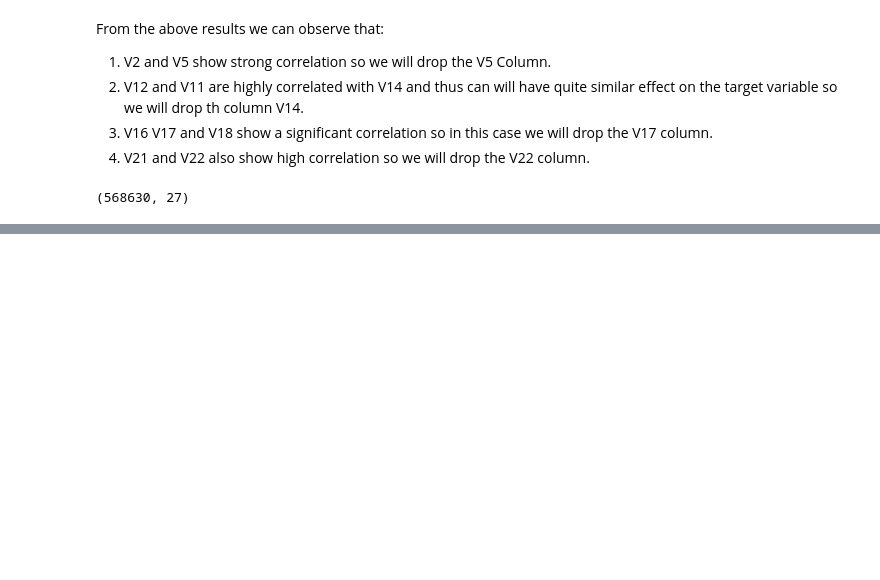
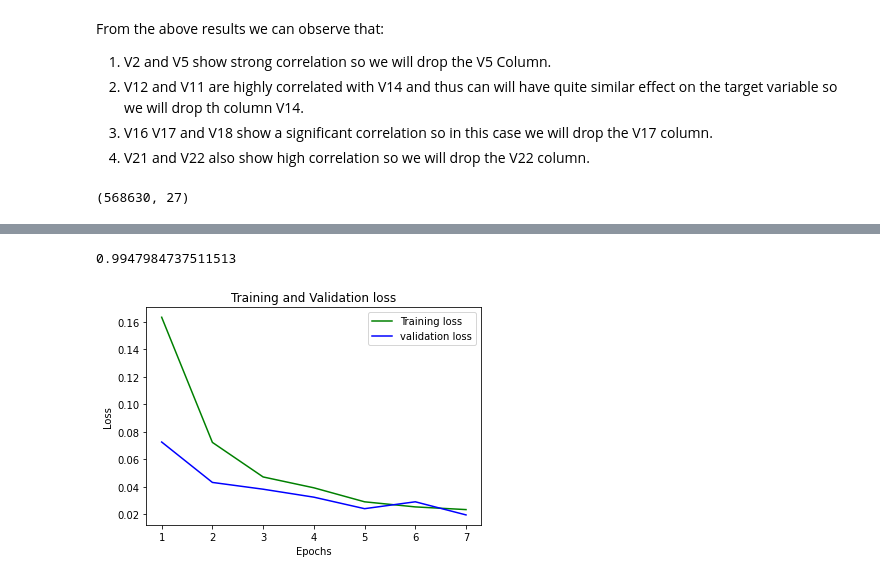
Before and after one commit to yasho191/Credit_Card_Fraud_Detection, a Jupyter notebook: Deep Learning Approach.ipynb, the cells around one changed output, grey strips where cells are left out. Drawn from its saved outputs; the diff is of its cells as text; code cells hidden in the pictures; blank space fills up the shorter version.

```diff
--- a/Deep Learning Approach.ipynb
+++ b/Deep Learning Approach.ipynb
@@ -438,12 +244,15 @@ def base_model():
     model.compile(loss='binary_crossentropy', optimizer='adam', metrics=['accuracy'])
     return model
 # %%
+X = df.iloc[:, :26].values
+Y = df.iloc[:, 26].values
 import eli5
 from eli5.sklearn import PermutationImportance
 
-classifier = KerasClassifier(build_fn=base_model, epochs=100, batch_size=5, verbose=0)
+
+
+classifier = KerasClassifier(build_fn=base_model, epochs=7, batch_size=50, verbose=0)
 classifier.fit(X, Y)
 print("Training Complete")
 
 perm = PermutationImportance(classifier, random_state=1).fit(X,Y)
-eli5.show_weights(perm, feature_names = df.columns.toList())
@@ -449,0 +281,6 @@ eli5.show_weights(perm, feature_names = df.columns.toList())
+# %%
+from sklearn.model_selection import train_test_split
+x_train, x_test, y_train, y_test = train_test_split(X, Y, test_size=0.2, random_state = 1)
+
+model = base_model()
+history = model.fit(x_train, y_train, batch_size=50, epochs=7, validation_split=0.2)
@@ -449,0 +303,27 @@ eli5.show_weights(perm, feature_names = df.columns.toList())
+# %%
+prediction = model.predict(x_test)
+#
+# print(prediction)
+for i in range(len(prediction)):
+    if prediction[i][0] < 0.5:
+        prediction[i][0] = 0
+    else:
+        prediction[i][0] = 1
+
+f1 = f1_score(prediction, y_test)
+f1
+# %% [output]
+0.9947984737511513
+# %%
+loss_train = history.history['loss']
+loss_val = history.history['val_loss']
+epochs = range(1,8)
+plt.plot(epochs, loss_train, 'g', label='Training loss')
+plt.plot(epochs, loss_val, 'b', label='validation loss')
+plt.title('Training and Validation loss')
+plt.xlabel('Epochs')
+plt.ylabel('Loss')
+plt.legend()
+plt.show()
+# %% [output]
+[figure, added]
```
Also changed, not shown: parts of 27 cells of this notebook, 2 other files.
